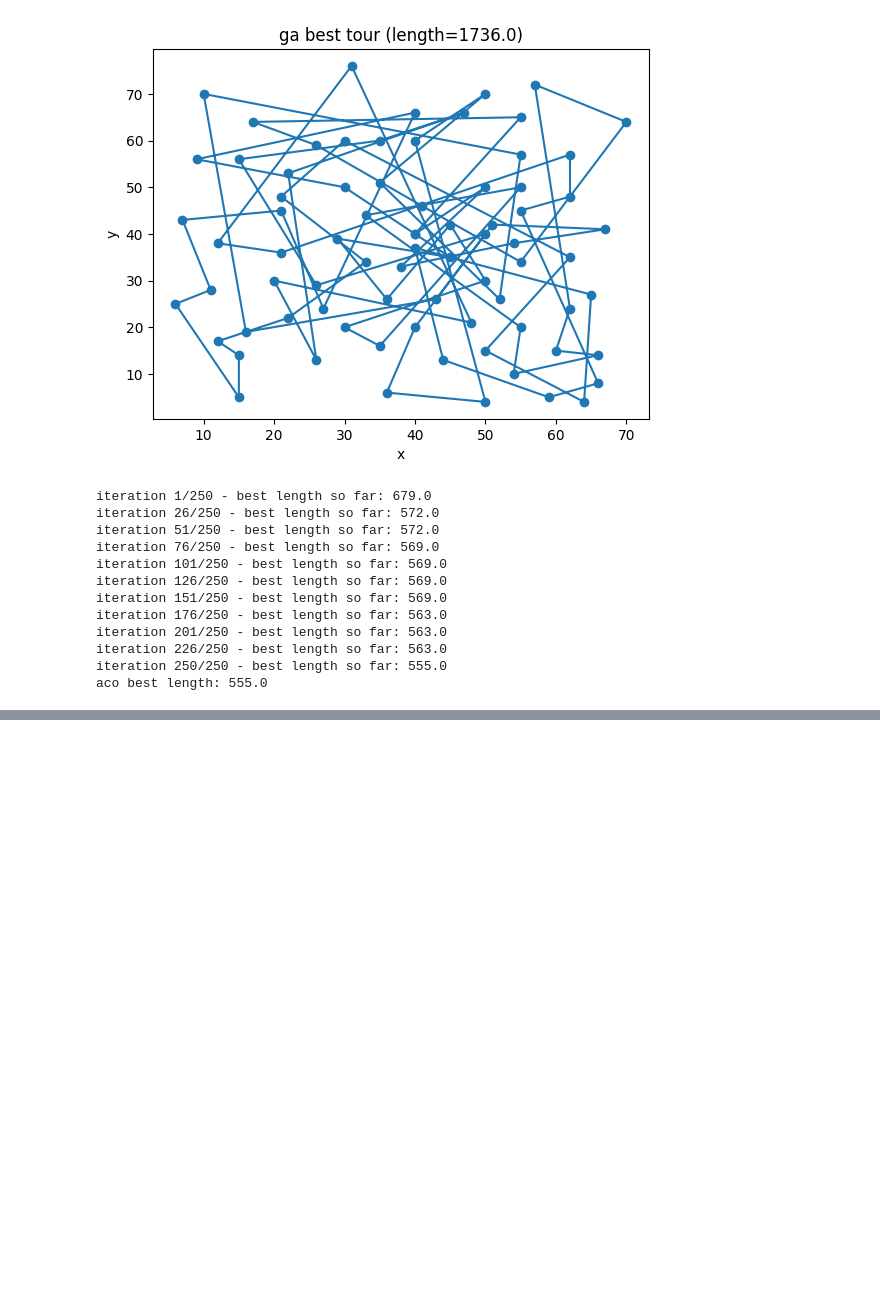
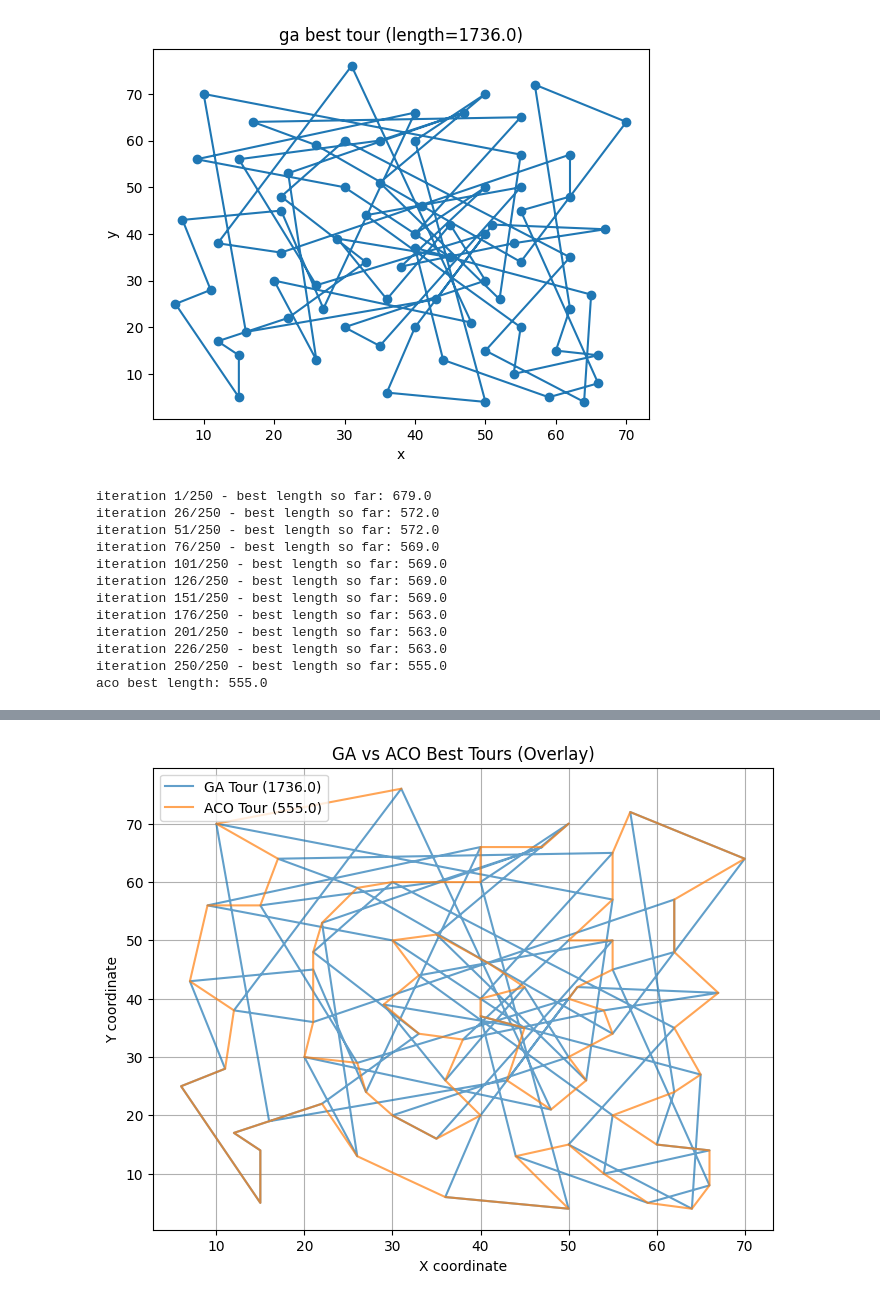
Before and after one commit to reyamm/Metaheuristic-Optimization-for-a-Real-World-Problem, a Jupyter notebook: Metaheuristic_Optimization_Proj.ipynb, the cells around one changed output, grey strips where cells are left out. Cells and saved outputs as stored; diff of their text form; code cells hidden in the pictures; blank space fills up the shorter version.

```diff
--- a/Metaheuristic_Optimization_Proj.ipynb
+++ b/Metaheuristic_Optimization_Proj.ipynb
@@ -488,0 +387,27 @@ final aco best: 555.0
+# %%
+import numpy as np
+
+best_tour_ga = np.array(best_tour_ga)
+best_tour_aco = np.array(best_tour_aco)
+
+plt.figure(figsize=(8,6))
+coords_np = np.array(coords)
+
+# GA tour
+ga_x = coords_np[best_tour_ga, 0]
+ga_y = coords_np[best_tour_ga, 1]
+plt.plot(ga_x, ga_y, label=f"GA Tour ({best_len_ga:.1f})", alpha=0.7)
+
+# ACO tour
+aco_x = coords_np[best_tour_aco, 0]
+aco_y = coords_np[best_tour_aco, 1]
+plt.plot(aco_x, aco_y, label=f"ACO Tour ({best_len_aco:.1f})", alpha=0.7)
+
+plt.title("GA vs ACO Best Tours (Overlay)")
+plt.xlabel("X coordinate")
+plt.ylabel("Y coordinate")
+plt.legend()
+plt.grid(True)
+plt.show()
+# %% [output]
+[figure, added]
```
Also changed, not shown: parts of 15 cells of this notebook.
